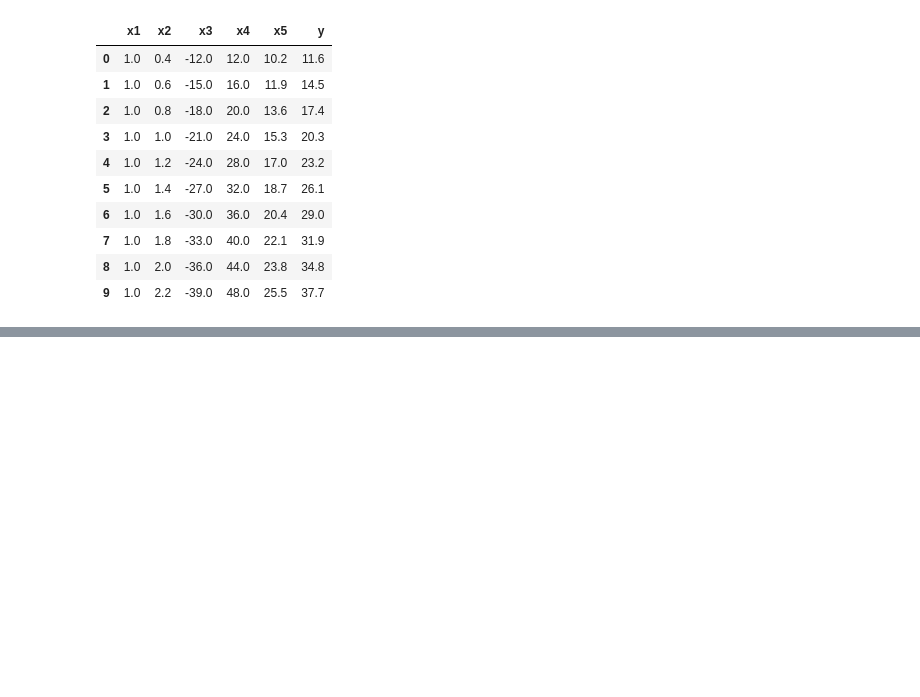
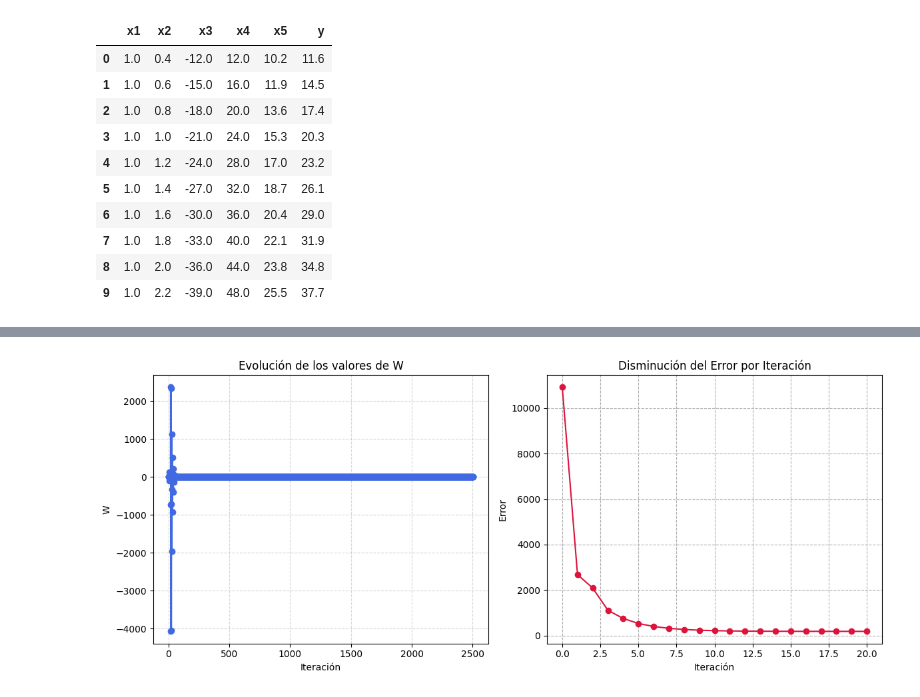
Before and after one commit to Pinedah/ESCOM_machine-learning, a Jupyter notebook: parcial1/bgd.ipynb, the cells around one changed output, grey strips where cells are left out. Cells and saved outputs as stored; diff of their text form; code cells hidden in the pictures; blank space fills up the shorter version.

```diff
--- a/parcial1/bgd.ipynb
+++ b/parcial1/bgd.ipynb
@@ -104,5 +199,5 @@ multivariable
 | 8 | 1.0 | 2.0 | -36.0 | 44.0 | 23.8 | 34.8 |
 | 9 | 1.0 | 2.2 | -39.0 | 48.0 | 25.5 | 37.7 |
 # %%
-aplicar_bgd(multivariable, 100, [100] * 5, 0.01, 0.01)
+W_final_multivariable, W_arreglo_multivariable, errores_arreglo_multivariable = aplicar_bgd(multivariable, 500, [0.0, 0.0, 0.0, 0.0, 0.0], 0.01)
 # %% [output]
@@ -142,0 +238,26 @@ Suma total de errores = 14494.170271045752
+# %%
+
+# Convertir W a numpy y obtener solo un componente si tiene varios
+W_vals = np.array(W_arreglo_multivariable, dtype=float).flatten()
+
+# Crear figura con 2 subplots uno al lado del otro
+fig, axs = plt.subplots(1, 2, figsize=(12, 5))
+
+# --- Gráfico 1: evolución de W ---
+axs[0].plot(range(len(W_vals)), W_vals, color='royalblue', marker='o')
+axs[0].set_title('Evolución de los valores de W')
+axs[0].set_xlabel('Iteración')
+axs[0].set_ylabel('W')
+axs[0].grid(True, linestyle='--', alpha=0.5)
+
+# --- Gráfico 2: evolución del error ---
+axs[1].plot(range(len(errores_arreglo_multivariable)), errores_arreglo_multivariable, color='crimson', marker='o')
+axs[1].set_title('Disminución del Error por Iteración')
+axs[1].set_xlabel('Iteración')
+axs[1].set_ylabel('Error')
+axs[1].grid(True, linestyle='--', alpha=1)
+
+plt.tight_layout()
+plt.show()
+# %% [output]
+[figure, added]
```
Also changed, not shown: parts of 9 cells of this notebook.
